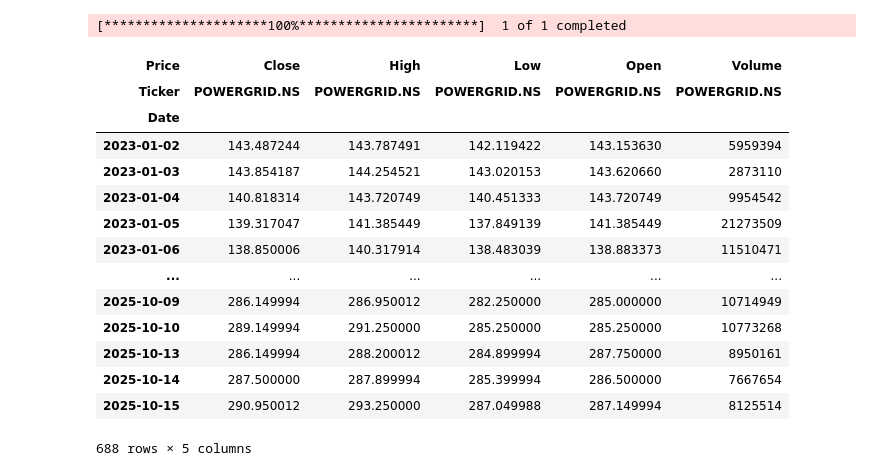
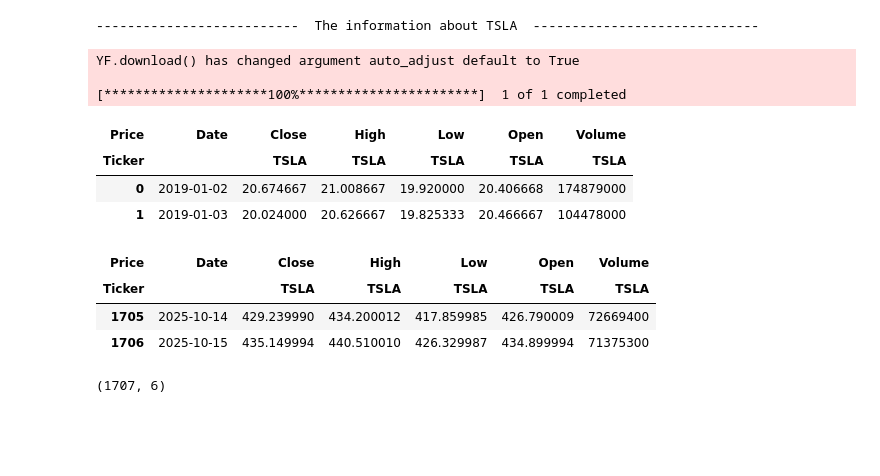
Before and after one commit to vedprakash8721/Stock-Trend-Forecasting, a Jupyter notebook: data/Code.ipynb, the cells around one changed output. Drawn from its saved outputs; the diff is of its cells as text; code cells hidden in the pictures; blank space fills up the shorter version.

Commit message:
Stock visualization using interactive Candlestick chart

```diff
--- a/data/Code.ipynb
+++ b/data/Code.ipynb
@@ -7,30 +7,10 @@ import pandas as pd
 import numpy as np
 import matplotlib.pyplot as plt
 import pandas_datareader as data
+from IPython.display import display
 plt.style.use('fivethirtyeight')  # Apply a modern, consistent visual theme
 %matplotlib inline
 # Display all charts directly within the notebook
-
 import yfinance as yf
 import datetime as dt
-stock="POWERGRID.NS"
-start=dt.datetime(2023,1,1)
-end=dt.datetime(2025,10,16)
-yf.download(stock,start,end)
+import plotly.graph_objects as pg
-# %% [output]
-[*********************100%***********************]  1 of 1 completed
-| Price | Close | High | Low | Open | Volume |
-| Ticker | POWERGRID.NS | POWERGRID.NS | POWERGRID.NS | POWERGRID.NS | POWERGRID.NS |
-| Date |  |  |  |  |  |
-| 2023-01-02 | 143.487244 | 143.787491 | 142.119422 | 143.153630 | 5959394 |
-| 2023-01-03 | 143.854187 | 144.254521 | 143.020153 | 143.620660 | 2873110 |
-| 2023-01-04 | 140.818314 | 143.720749 | 140.451333 | 143.720749 | 9954542 |
-| 2023-01-05 | 139.317047 | 141.385449 | 137.849139 | 141.385449 | 21273509 |
-| 2023-01-06 | 138.850006 | 140.317914 | 138.483039 | 138.883373 | 11510471 |
-| ... | ... | ... | ... | ... | ... |
-| 2025-10-09 | 286.149994 | 286.950012 | 282.250000 | 285.000000 | 10714949 |
-| 2025-10-10 | 289.149994 | 291.250000 | 285.250000 | 285.250000 | 10773268 |
-| 2025-10-13 | 286.149994 | 288.200012 | 284.899994 | 287.750000 | 8950161 |
-| 2025-10-14 | 287.500000 | 287.899994 | 285.399994 | 286.500000 | 7667654 |
-| 2025-10-15 | 290.950012 | 293.250000 | 287.049988 | 287.149994 | 8125514 |
-688 rows × 5 columns
@@ -36,0 +43,38 @@ yf.download(stock,start,end)
+# %%
+stock=input("Enter the stock Name: ").upper()
+start=dt.datetime(2019,1,1)
+end=dt.datetime(2025,10,16)
+print()
+print()
+print(f"--------------------------  The information about {stock}  ----------------------------- ")
+df=yf.download(stock,start,end)
+df=df.reset_index()
+display(df.head(2))
+display(df.tail(2))
+display(df.shape)
+
+df.to_csv("stock.csv",index=False)
+data1=pd.read_csv("stock.csv")
+fig=pg.Figure(data=[pg.Candlestick(x=data1['Date'],open=data1['Open'],high=data1['High'],low=data1['Low'],close=data1['Close'],name=stock)])
+fig.update_layout(
+    title=f"{stock} stock price movement",
+    xaxis_title="Date",
+    yaxis_title="Price",
+    xaxis_rangeslider_visible=False,
+    template="plotly_dark"
+)
+fig.show()
+# %% [output]
+--------------------------  The information about TSLA  -----------------------------
+YF.download() has changed argument auto_adjust default to True
+
+[*********************100%***********************]  1 of 1 completed
+| Price | Date | Close | High | Low | Open | Volume |
+| Ticker |  | TSLA | TSLA | TSLA | TSLA | TSLA |
+| 0 | 2019-01-02 | 20.674667 | 21.008667 | 19.920000 | 20.406668 | 174879000 |
+| 1 | 2019-01-03 | 20.024000 | 20.626667 | 19.825333 | 20.466667 | 104478000 |
+| Price | Date | Close | High | Low | Open | Volume |
+| Ticker |  | TSLA | TSLA | TSLA | TSLA | TSLA |
+| 1705 | 2025-10-14 | 429.239990 | 434.200012 | 417.859985 | 426.790009 | 72669400 |
+| 1706 | 2025-10-15 | 435.149994 | 440.510010 | 426.329987 | 434.899994 | 71375300 |
+(1707, 6)
```
Also changed, not shown: parts of 1 cell of this notebook, 1 other file.
